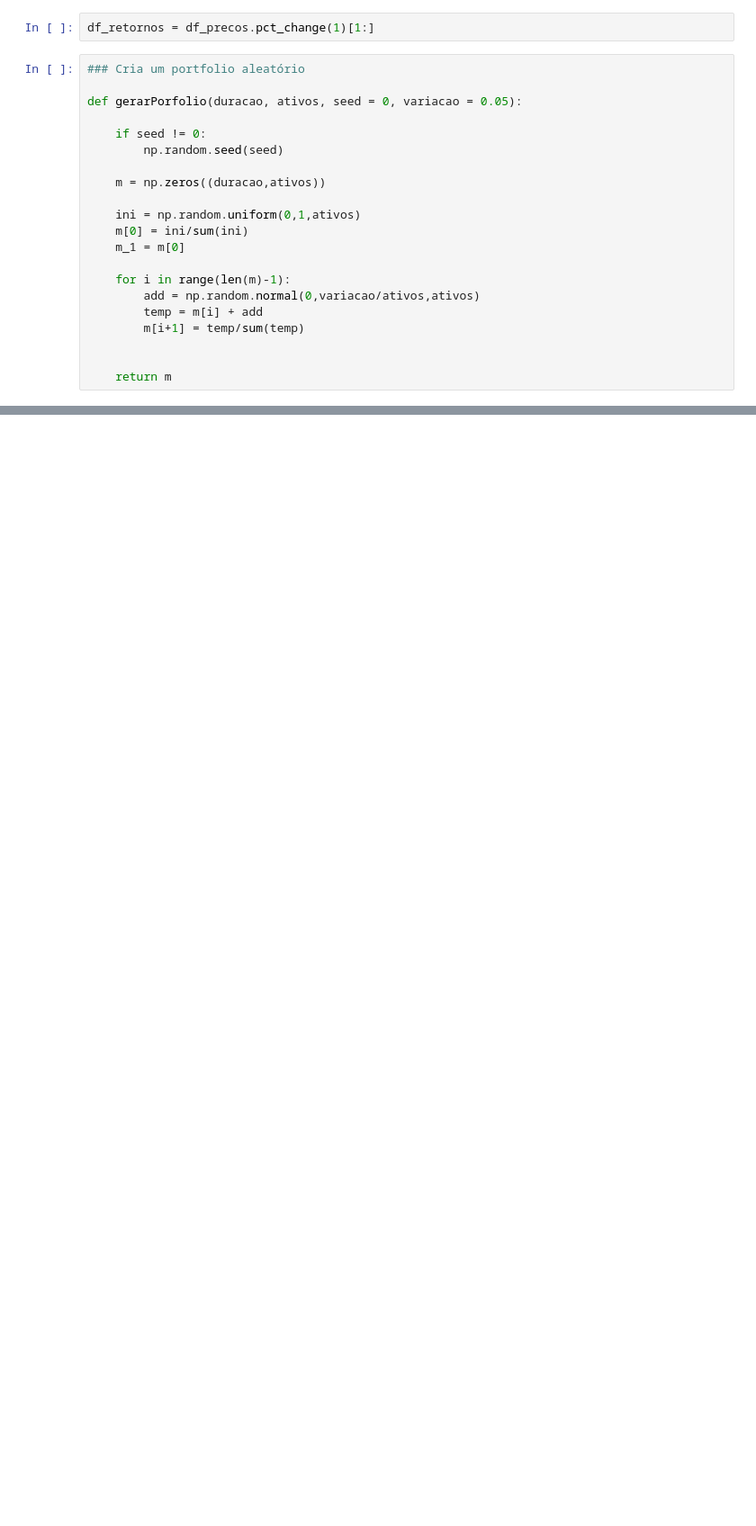
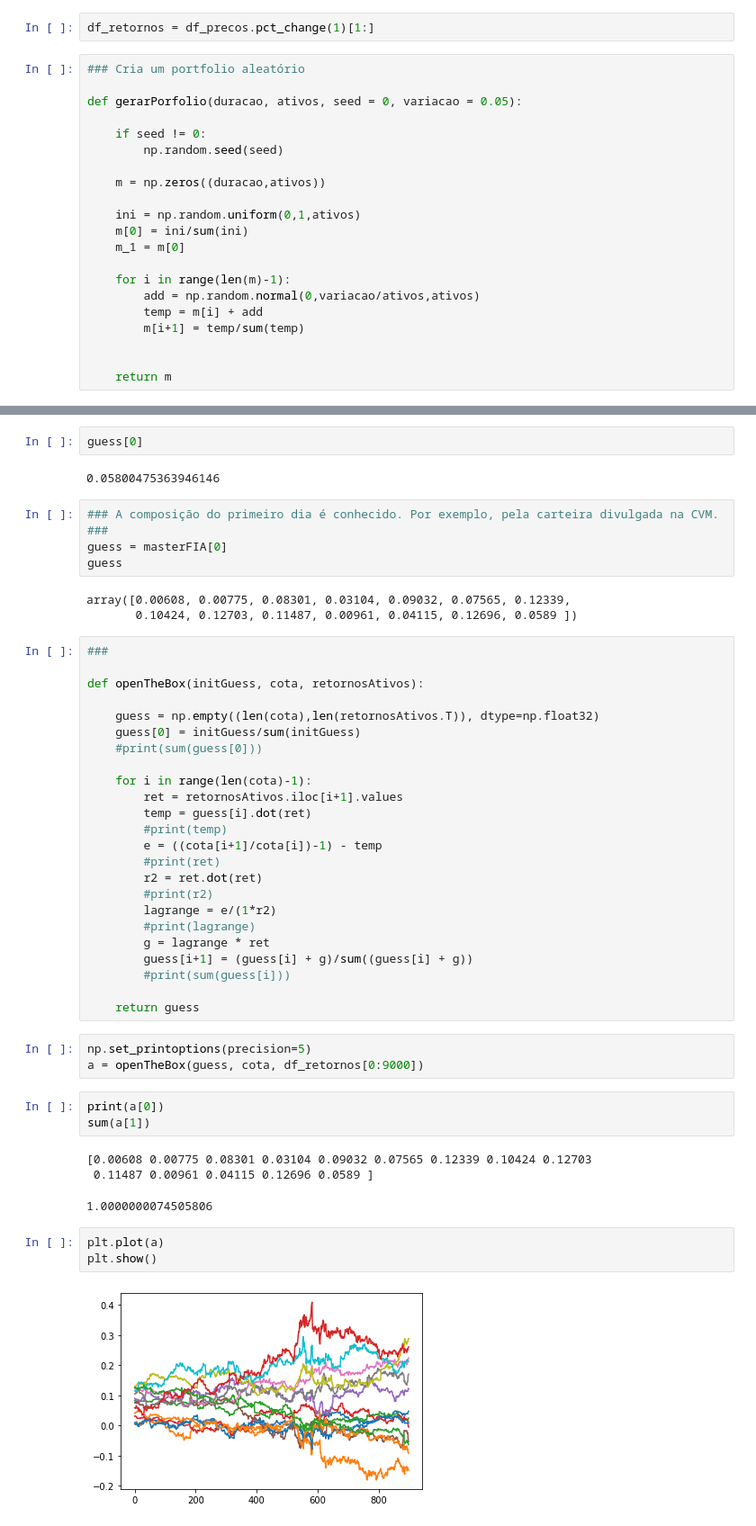
Before and after one commit to andrequant/EquityFund_Holdings, a Jupyter notebook: Portfolio1.ipynb, the cells around one changed output, grey strips where cells are left out. Shown at 90% size. Drawn from its saved outputs; the diff is of its cells as text; blank space fills up the shorter version.

```diff
--- a/Portfolio1.ipynb
+++ b/Portfolio1.ipynb
@@ -88,0 +93,50 @@ plt.show()
+# %%
+guess[0]
+# %% [output]
+0.05800475363946146
+# %%
+### A composição do primeiro dia é conhecido. Por exemplo, pela carteira divulgada na CVM. ###
+guess = masterFIA[0]
+guess
+# %% [output]
+array([0.00608, 0.00775, 0.08301, 0.03104, 0.09032, 0.07565, 0.12339,
+       0.10424, 0.12703, 0.11487, 0.00961, 0.04115, 0.12696, 0.0589 ])
+# %%
+###
+
+def openTheBox(initGuess, cota, retornosAtivos):
+
+    guess = np.empty((len(cota),len(retornosAtivos.T)), dtype=np.float32)
+    guess[0] = initGuess/sum(initGuess)
+    #print(sum(guess[0]))
+
+    for i in range(len(cota)-1):
+        ret = retornosAtivos.iloc[i+1].values
+        temp = guess[i].dot(ret)
+        #print(temp)
+        e = ((cota[i+1]/cota[i])-1) - temp
+        #print(ret)
+        r2 = ret.dot(ret)
+        #print(r2)
+        lagrange = e/(1*r2)
+        #print(lagrange)
+        g = lagrange * ret
+        guess[i+1] = (guess[i] + g)/sum((guess[i] + g))
+        #print(sum(guess[i]))
+
+    return guess
+# %%
+np.set_printoptions(precision=5)
+a = openTheBox(guess, cota, df_retornos[0:9000])
+# %%
+print(a[0])
+sum(a[1])
+# %% [output]
+[0.00608 0.00775 0.08301 0.03104 0.09032 0.07565 0.12339 0.10424 0.12703
+ 0.11487 0.00961 0.04115 0.12696 0.0589 ]
+1.0000000074505806
+# %%
+plt.plot(a)
+plt.show()
+# %% [output]
+[figure, added]
```
Also changed, not shown: parts of 17 cells of this notebook.
